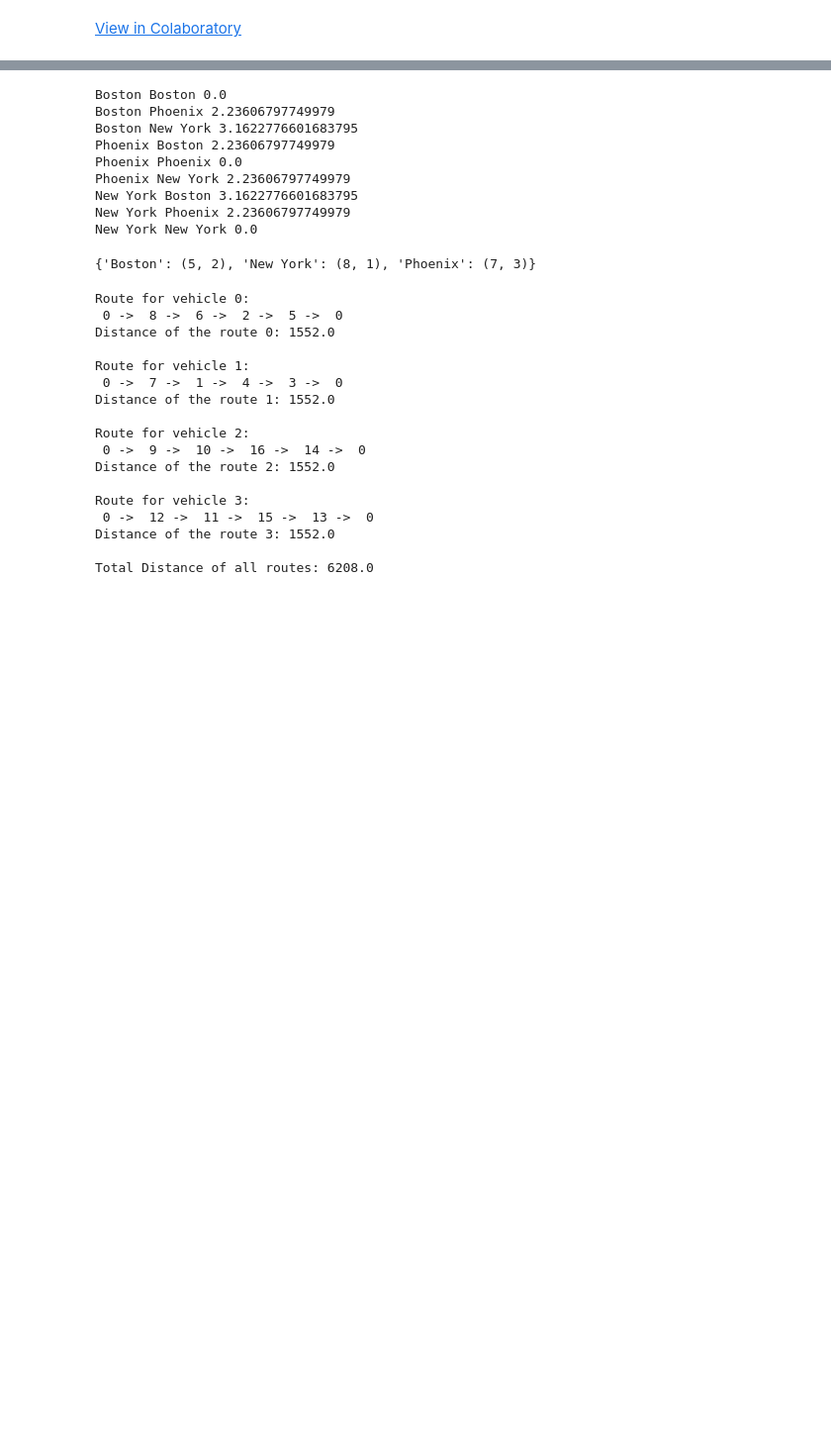
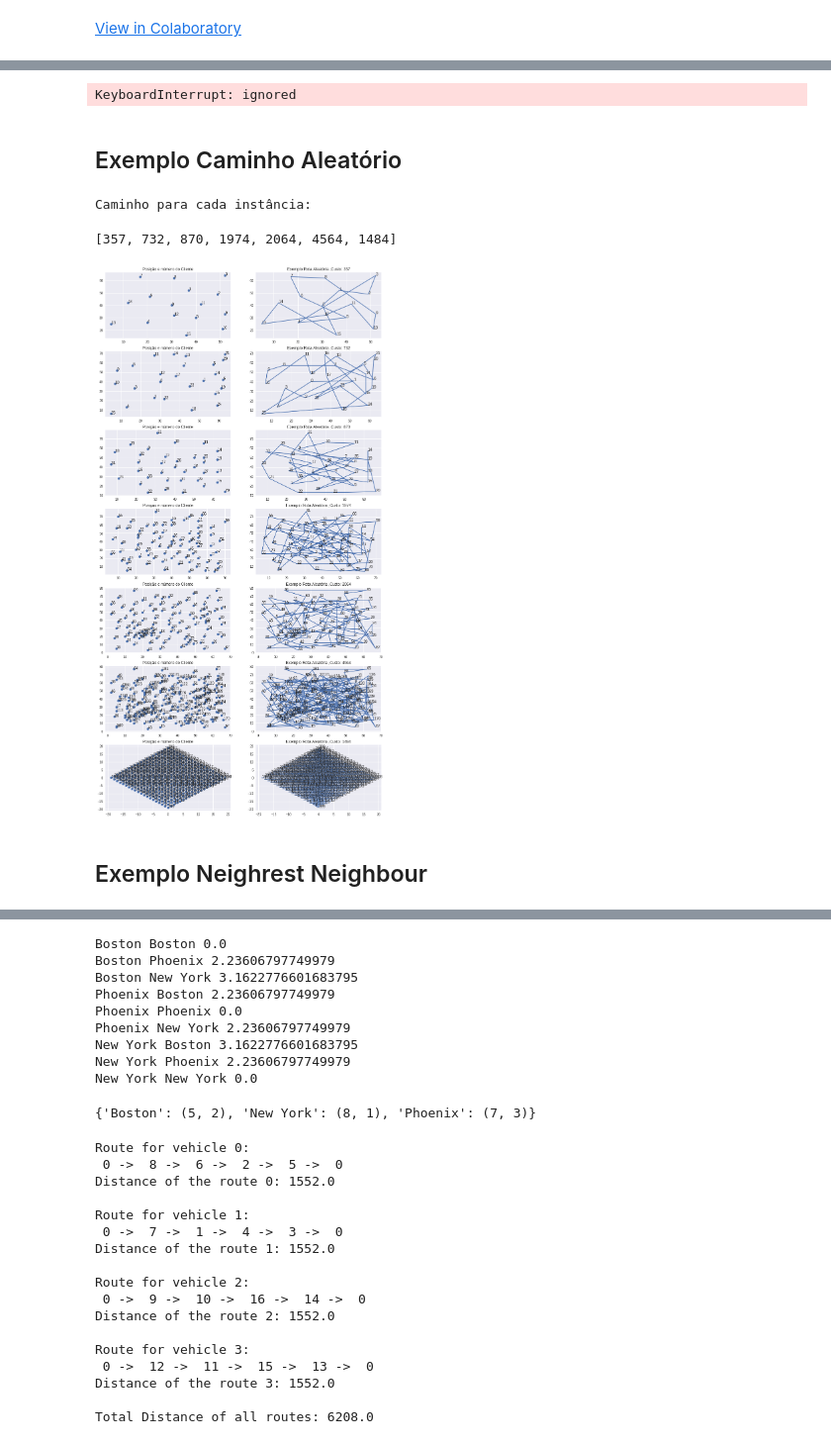
Before and after one commit to MarcChevallier/Machine-Learning, a Jupyter notebook: Heurística.ipynb, the cells around one changed output, grey strips where cells are left out. Shown at 99% size. Drawn from its saved outputs; the diff is of its cells as text; code cells hidden in the pictures; blank space fills up the shorter version.

```diff
--- a/Heurística.ipynb
+++ b/Heurística.ipynb
@@ -177,3 +2,0 @@ ax.plot(data['Cx'],data['Cy'])
-# %%
-for i in range(1,4):
-  print(i)
@@ -212,4 +2,0 @@ SyntaxError: ignored
-# %%
-fruits = ["apple", "banana", "cherry"]
-for i in range(n):
-  print()
@@ -217,0 +57,12 @@ NameError: ignored
+# %%
+def euclidean(x,y,i,j):
+    return ((x[i]-x[j])**2 + (y[i]-y[j])**2)**0.5
+# %%
+def prep(base):
+  V= [i for i in base[:,0]] #+ [0]
+  x= [i for i in base[:,1]]
+  #x.append(x[0])
+  y= [i for i in base[:,2]]
+  #y.append(y[0])
+  d= [i for i in base[:,3]]
+  return V,x,y
@@ -217,0 +244,45 @@ NameError: ignored
+# %%
+dois_opt(bases[0])
+# %% [output]
+KeyboardInterrupt: ignored
+# %% [markdown]
+<h2>Exemplo Caminho Aleatório</h2>
+# %%
+#@title
+custos_rnd = []
+fig, ax = plt.subplots(7, 2, figsize=(15, 30))
+for a in range(len(bases)):
+  V= []
+  x= []
+  y= []
+  d= []
+
+  V= [i for i in bases[a][:,0]]
+  n = len(V)
+  x= [i for i in bases[a][:,1]]
+  x.append(x[0])
+  y= [i for i in bases[a][:,2]]
+  y.append(y[0])
+  d= [i for i in bases[a][:,3]]
+
+  ax[a,0].scatter(x,y)
+  ax[a,1].plot(x,y)
+  ax[a,0].set_title("Posição e número do Cliente")
+  custo=0
+  for j in range(0,n):
+    ax[a,0].annotate(V[j], (x[j],y[j]))
+    ax[a,1].annotate(V[j], (x[j],y[j]))
+  for j in range(1,n):
+    custo = custo + euclidean(x,y,j-1,j)
+  custo = custo+euclidean(x,y,0,j)
+  ax[a,1].set_title("Exemplo Rota Aleatória ,Custo: "+str(int(custo)))
+  custos_rnd.append(int(custo))
+
+print('Caminho para cada instância:')
+custos_rnd
+# %% [output]
+Caminho para cada instância:
+[357, 732, 870, 1974, 2064, 4564, 1484]
+[figure, added]
+# %% [markdown]
+<h2> Exemplo Neighrest Neighbour </h2>
```
Also changed, not shown: parts of 54 cells of this notebook.
